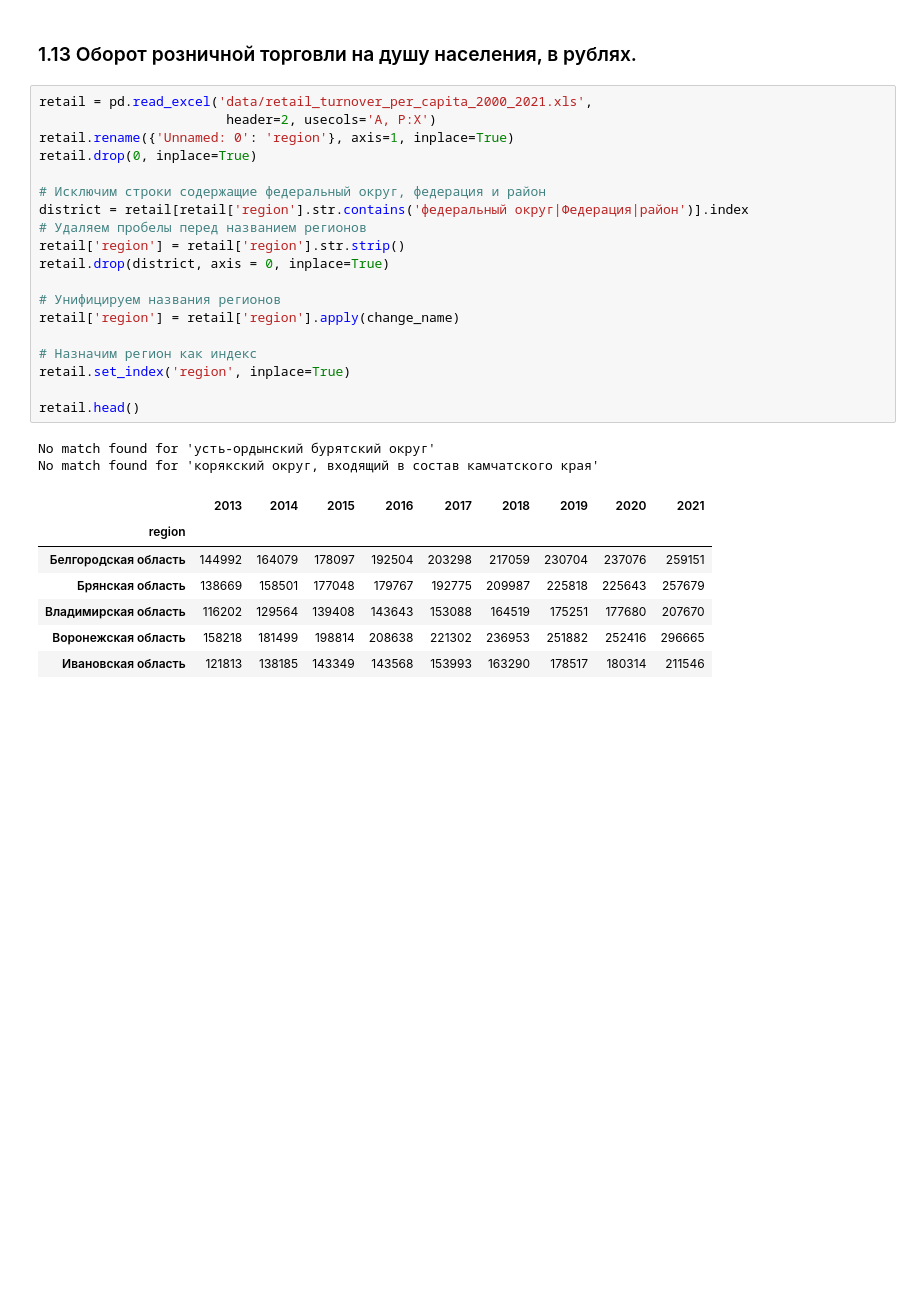
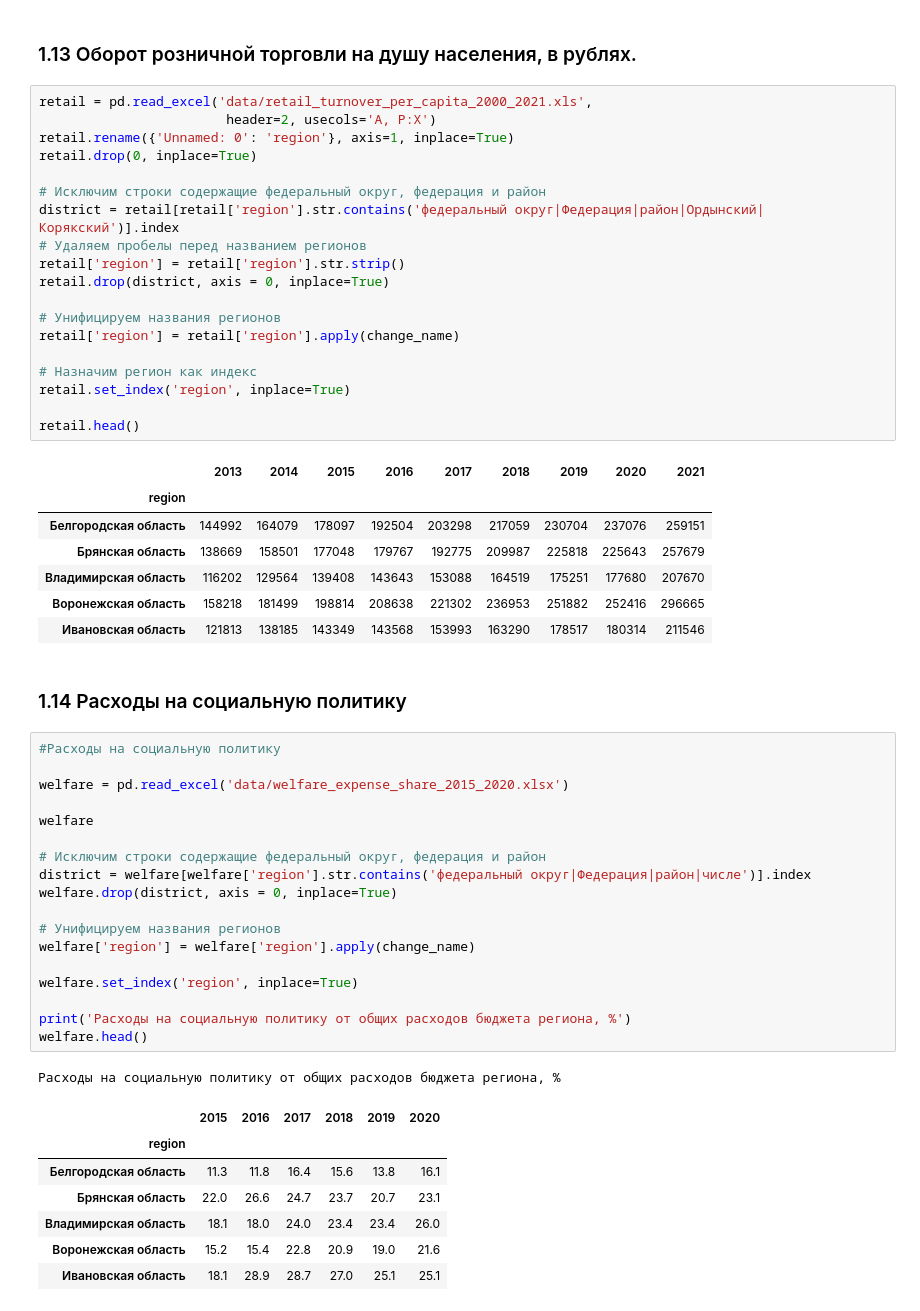
Before and after one commit to banzarkhan/ngo-clasterization, a Jupyter notebook: ngo-clasterization.ipynb, the cells around one changed output. Drawn from its saved outputs; the diff is of its cells as text; blank space fills up the shorter version.

```diff
--- a/ngo-clasterization.ipynb
+++ b/ngo-clasterization.ipynb
@@ -791,7 +716,7 @@ retail.rename({'Unnamed: 0': 'region'}, axis=1, inplace=True)
 retail.drop(0, inplace=True)
 
 # Исключим строки содержащие федеральный округ, федерация и район
-district = retail[retail['region'].str.contains('федеральный округ|Федерация|район')].index
+district = retail[retail['region'].str.contains('федеральный округ|Федерация|район|Ордынский|Корякский')].index
 # Удаляем пробелы перед названием регионов
 retail['region'] = retail['region'].str.strip()
 retail.drop(district, axis = 0, inplace=True)
@@ -804,8 +729,6 @@ retail.set_index('region', inplace=True)
 
 retail.head()
 # %% [output]
-No match found for 'усть-ордынский бурятский округ'
-No match found for 'корякский округ, входящий в состав камчатского края'
 |  | 2013 | 2014 | 2015 | 2016 | 2017 | 2018 | 2019 | 2020 | 2021 |
 | region |  |  |  |  |  |  |  |  |  |
 | Белгородская область | 144992 | 164079 | 178097 | 192504 | 203298 | 217059 | 230704 | 237076 | 259151 |
@@ -813,3 +736,32 @@ No match found for 'корякский округ, входящий в сост
 | Владимирская область | 116202 | 129564 | 139408 | 143643 | 153088 | 164519 | 175251 | 177680 | 207670 |
 | Воронежская область | 158218 | 181499 | 198814 | 208638 | 221302 | 236953 | 251882 | 252416 | 296665 |
 | Ивановская область | 121813 | 138185 | 143349 | 143568 | 153993 | 163290 | 178517 | 180314 | 211546 |
+# %% [markdown]
+### 1.14 Расходы на социальную политикy
+# %%
+#Расходы на социальную политику
+
+welfare = pd.read_excel('data/welfare_expense_share_2015_2020.xlsx')
+
+welfare
+
+# Исключим строки содержащие федеральный округ, федерация и район
+district = welfare[welfare['region'].str.contains('федеральный округ|Федерация|район|числе')].index
+welfare.drop(district, axis = 0, inplace=True)
+
+# Унифицируем названия регионов
+welfare['region'] = welfare['region'].apply(change_name)
+
+welfare.set_index('region', inplace=True)
+
+print('Расходы на социальную политику от общих расходов бюджета региона, %')
+welfare.head()
+# %% [output]
+Расходы на социальную политику от общих расходов бюджета региона, %
+|  | 2015 | 2016 | 2017 | 2018 | 2019 | 2020 |
+| region |  |  |  |  |  |  |
+| Белгородская область | 11.3 | 11.8 | 16.4 | 15.6 | 13.8 | 16.1 |
+| Брянская область | 22.0 | 26.6 | 24.7 | 23.7 | 20.7 | 23.1 |
+| Владимирская область | 18.1 | 18.0 | 24.0 | 23.4 | 23.4 | 26.0 |
+| Воронежская область | 15.2 | 15.4 | 22.8 | 20.9 | 19.0 | 21.6 |
+| Ивановская область | 18.1 | 28.9 | 28.7 | 27.0 | 25.1 | 25.1 |
```
Also changed, not shown: parts of 16 cells of this notebook.
